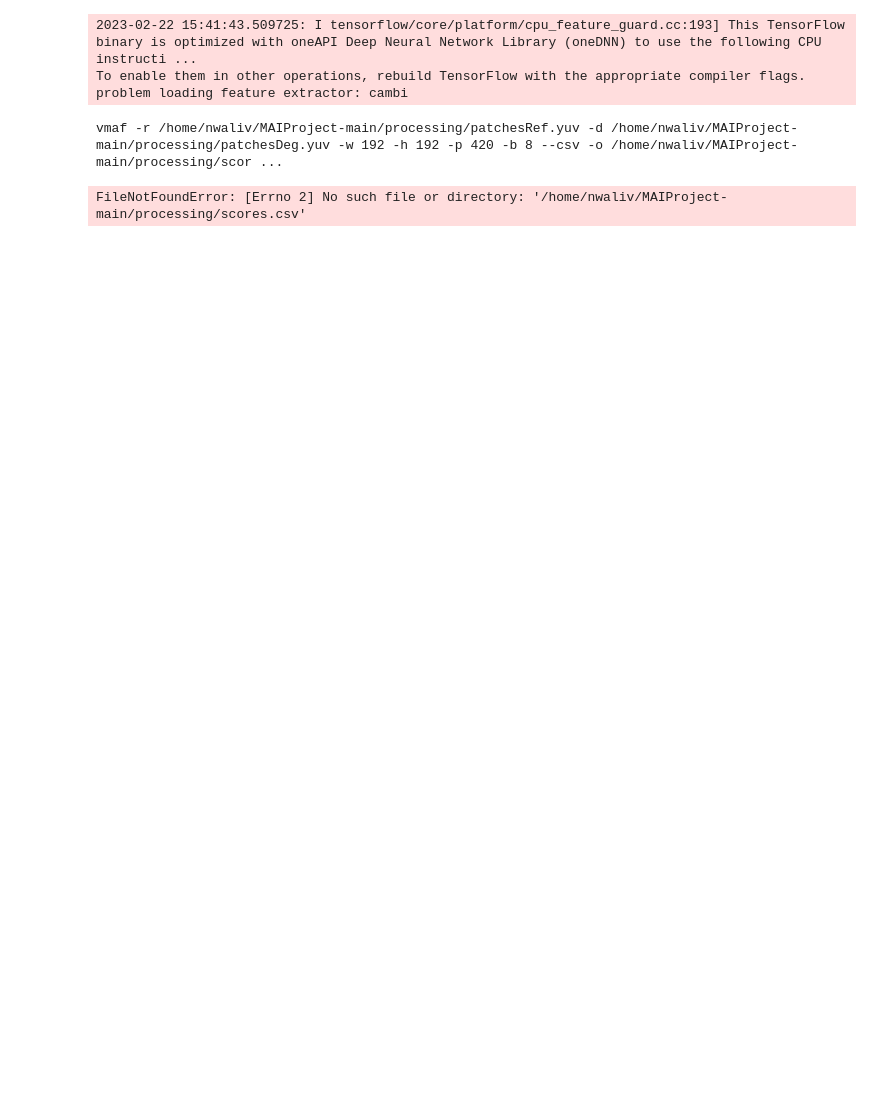
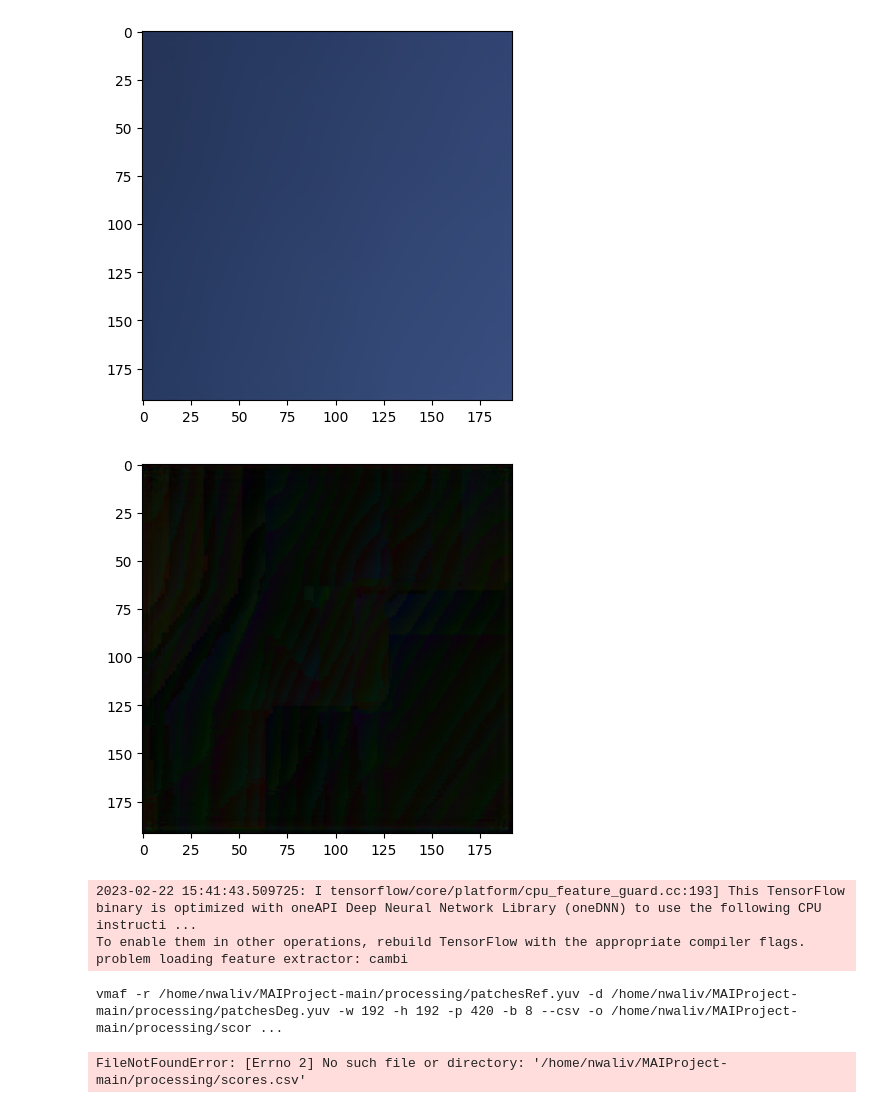
Before and after one commit to nwaliv/MAIProject, a Jupyter notebook: test.ipynb, the cells around one changed output. Saved outputs shown, nothing was run; the diff lists cells and outputs as text; code cells hidden in the pictures; blank space fills up the shorter version.

```diff
--- a/test.ipynb
+++ b/test.ipynb
@@ -12,11 +23,19 @@ plt.imshow(patch_tSmall/255.0)
 # %%
 inputPatches = np.concatenate((patch_tSmall,patch_tSmall,patch_tSmall),axis=-1)
-inputPatches = np.expand_dims(inputPatches,axis=0)
+inputPatches = np.expand_dims(inputPatches,axis=0)/255.0
 # %%
 hrNetModel = hrNet(2, [32, 64, 128, 256], 5).model()
+hrNetModel.load_weights('results/HRNET_MSE.h5')
 # %%
 outputPatch = hrNetModel(inputPatches,training=False)
-plt.imshow(outputPatch[0]/255.0)
+plt.imshow(outputPatch[0])
+plt.show()
+
+plt.imshow(np.abs(outputPatch[0] - (patch_tSmall/255.0))*10.0)
+plt.show()
+# %% [output]
+[figure, added]
+[figure, added]
 # %%
 import lpips
 import torch
```
Also changed, not shown: parts of 10 cells of this notebook, 17 other files.
